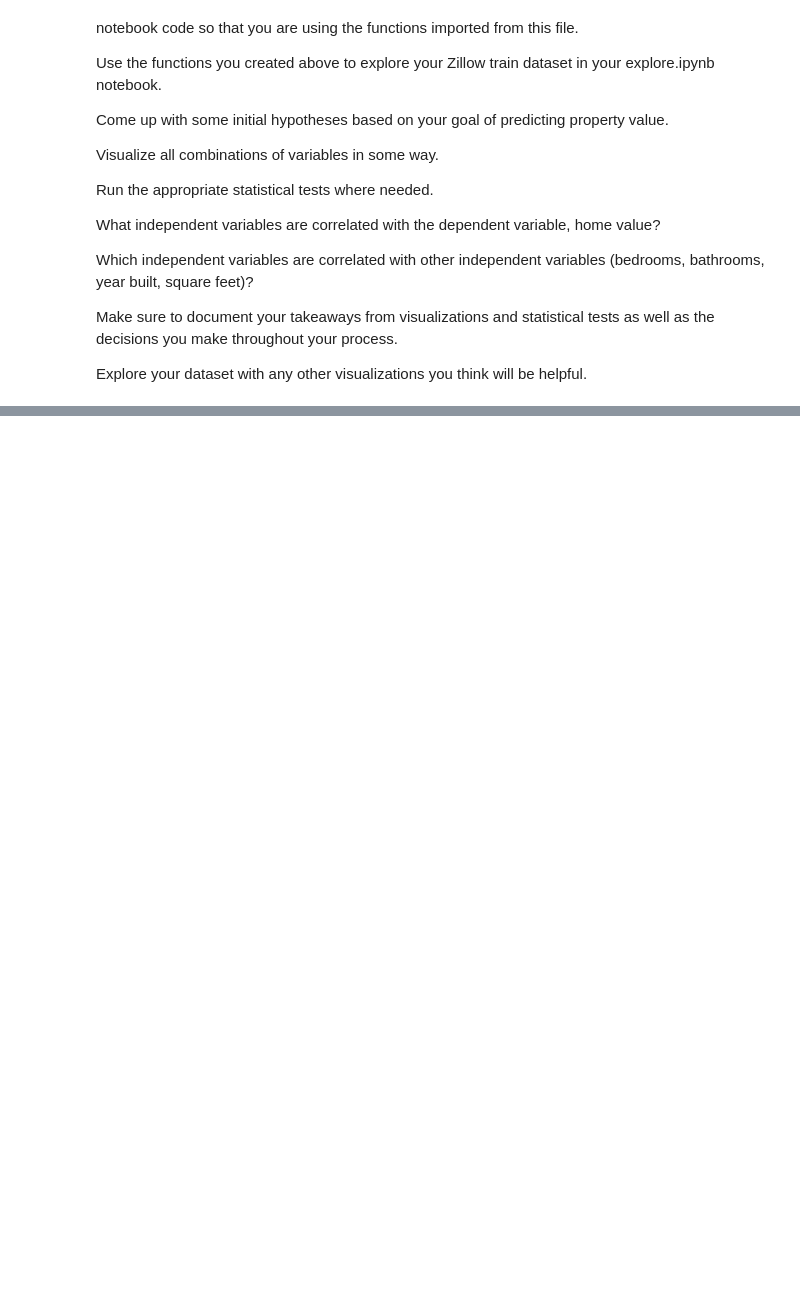
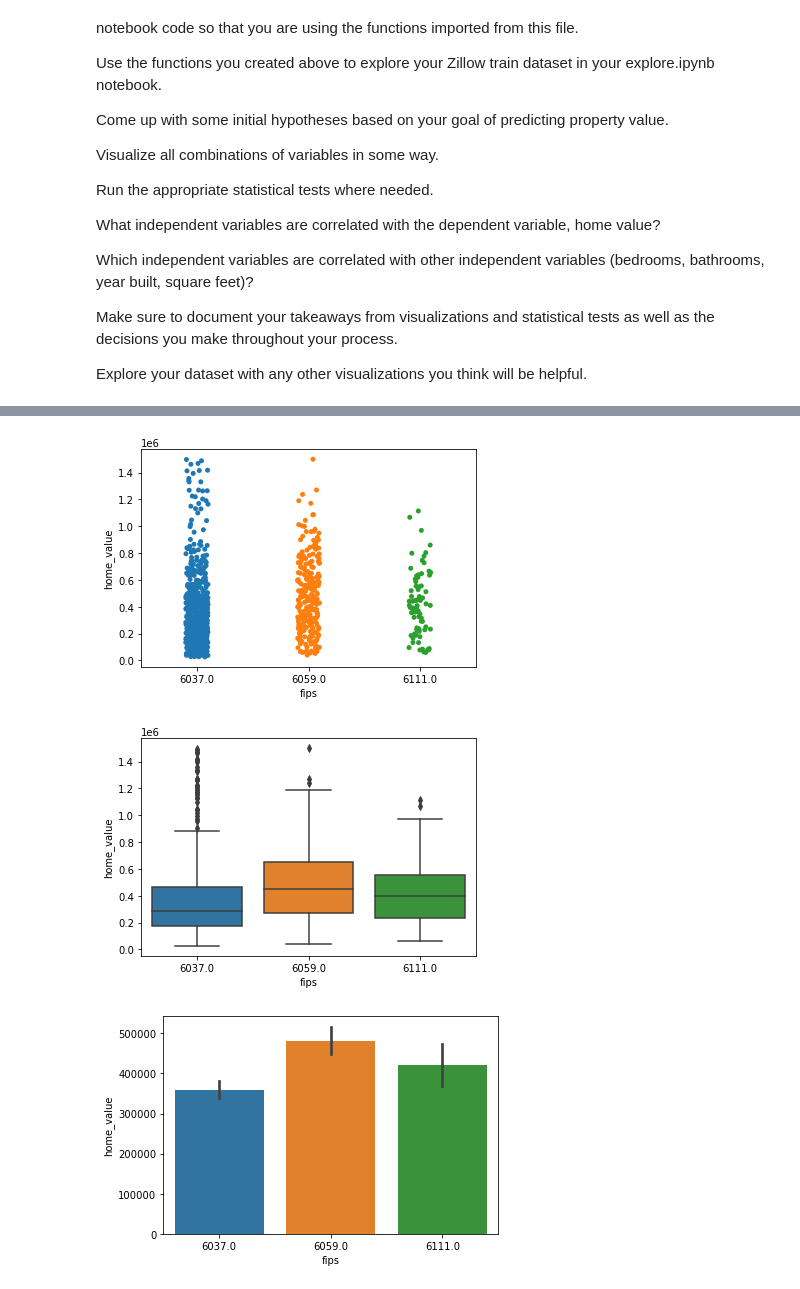
Before and after one commit to tim-keriazes/regression_exercises, a Jupyter notebook: exploration_exercise.ipynb, the cells around one changed output, grey strips where cells are left out. Drawn from its saved outputs; the diff is of its cells as text; code cells hidden in the pictures; blank space fills up the shorter version.

```diff
--- a/exploration_exercise.ipynb
+++ b/exploration_exercise.ipynb
@@ -33,0 +105,15 @@ Explore your dataset with any other visualizations you think will be helpful.
+# %%
+def plot_categorical_and_continuous_vars(df, categorical, continuous):
+    df_sample = df.sample(1000)
+    plt.figure()
+    sns.stripplot(x=categorical, y=continuous, data=df_sample)
+    plt.figure()
+    sns.boxplot(x=categorical, y=continuous, data=df_sample)
+    plt.figure()
+    sns.barplot(x=categorical, y=continuous, data=df_sample)
+# %%
+plot_categorical_and_continuous_vars(train, 'fips', 'home_value')
+# %% [output]
+[figure, added]
+[figure, added]
+[figure, added]
```
Also changed, not shown: parts of 27 cells of this notebook.
